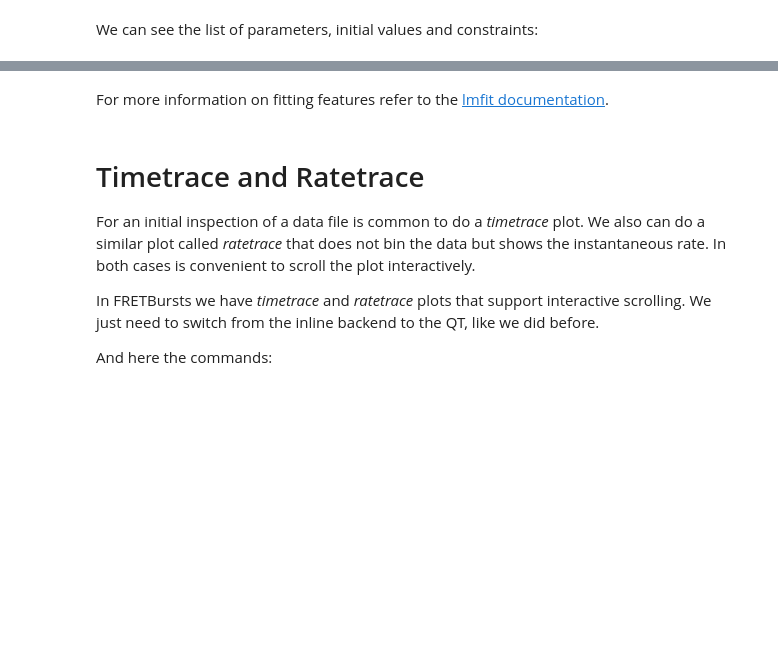
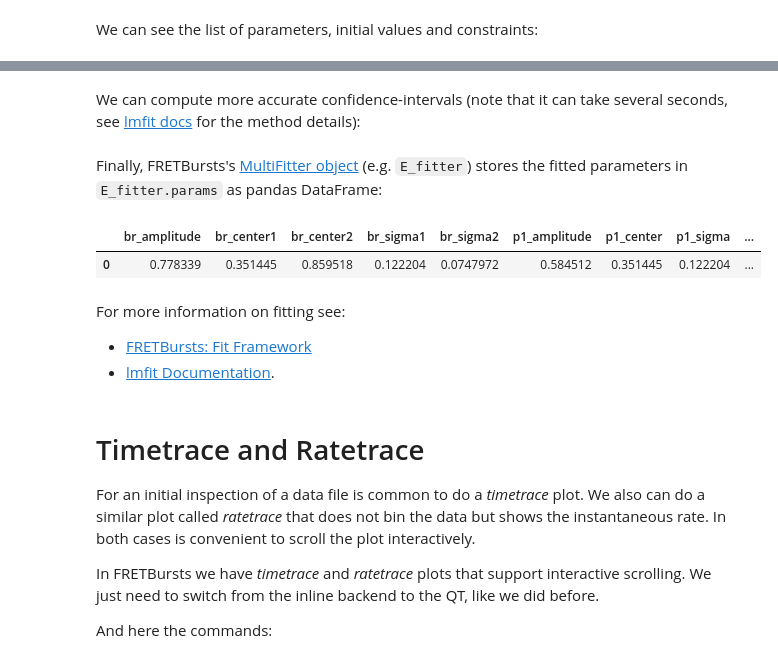
Before and after one commit to tritemio/FRETBursts_notebooks, a Jupyter notebook: notebooks/FRETBursts - us-ALEX smFRET burst analysis.ipynb, the cells around one changed output, grey strips where cells are left out. Drawn from its saved outputs; the diff is of its cells as text; code cells hidden in the pictures; blank space fills up the shorter version.

```diff
--- a/notebooks/FRETBursts - us-ALEX smFRET burst analysis.ipynb
+++ b/notebooks/FRETBursts - us-ALEX smFRET burst analysis.ipynb
@@ -716,5 +752,5 @@ We can modify some initial values and constrains (bounds):
 # %%
-model.set_param_hint('p1_center', value=0.3, min=0.1, max=0.6)
-model.set_param_hint('p2_center', value=0.85, min=0.6, max=1.1)
-model.param_hints
+model.set_param_hint('p1_center', value=0.3, min=-0.1, max=0.6)
+model.set_param_hint('p2_center', value=0.85, min=0.5, max=1.1)
+print_params_hints(model.param_hints)
 # %% [output]
@@ -819,0 +859,5 @@ print(results.fit_report())
+# %% [markdown]
+We can compute more accurate confidence-intervals (note that
+it can take several seconds,
+see [lmfit docs](https://lmfit.github.io/lmfit-py/confidence.html)
+for the method details):
@@ -820,5 +872,17 @@ print(results.fit_report())
+# %% [markdown]
+Finally, FRETBursts's
+[MultiFitter object](http://fretbursts.readthedocs.org/en/latest/mfit.html#the-multifitter-class)
+(e.g. `E_fitter`) stores the fitted parameters in `E_fitter.params` as pandas DataFrame:
+# %%
+E_fitter.params
+# %% [output]
+|  | br_amplitude | br_center1 | br_center2 | br_sigma1 | br_sigma2 | p1_amplitude | p1_center | p1_sigma | ... |
+| 0 | 0.778339 | 0.351445 | 0.859518 | 0.122204 | 0.0747972 | 0.584512 | 0.351445 | 0.122204 | ... |
 # %% [markdown]
-For more information on fitting features refer to the [lmfit documentation](http://cars9.uchicago.edu/software/python/lmfit/index.html).
+For more information on fitting see:
+
+- [FRETBursts: Fit Framework](http://fretbursts.readthedocs.org/en/latest/fit.html)
+- [lmfit Documentation](http://cars9.uchicago.edu/software/python/lmfit/index.html).
 # %% [markdown]
 # Timetrace and Ratetrace
 
```
Also changed, not shown: parts of 40 cells of this notebook, 6 other files.
